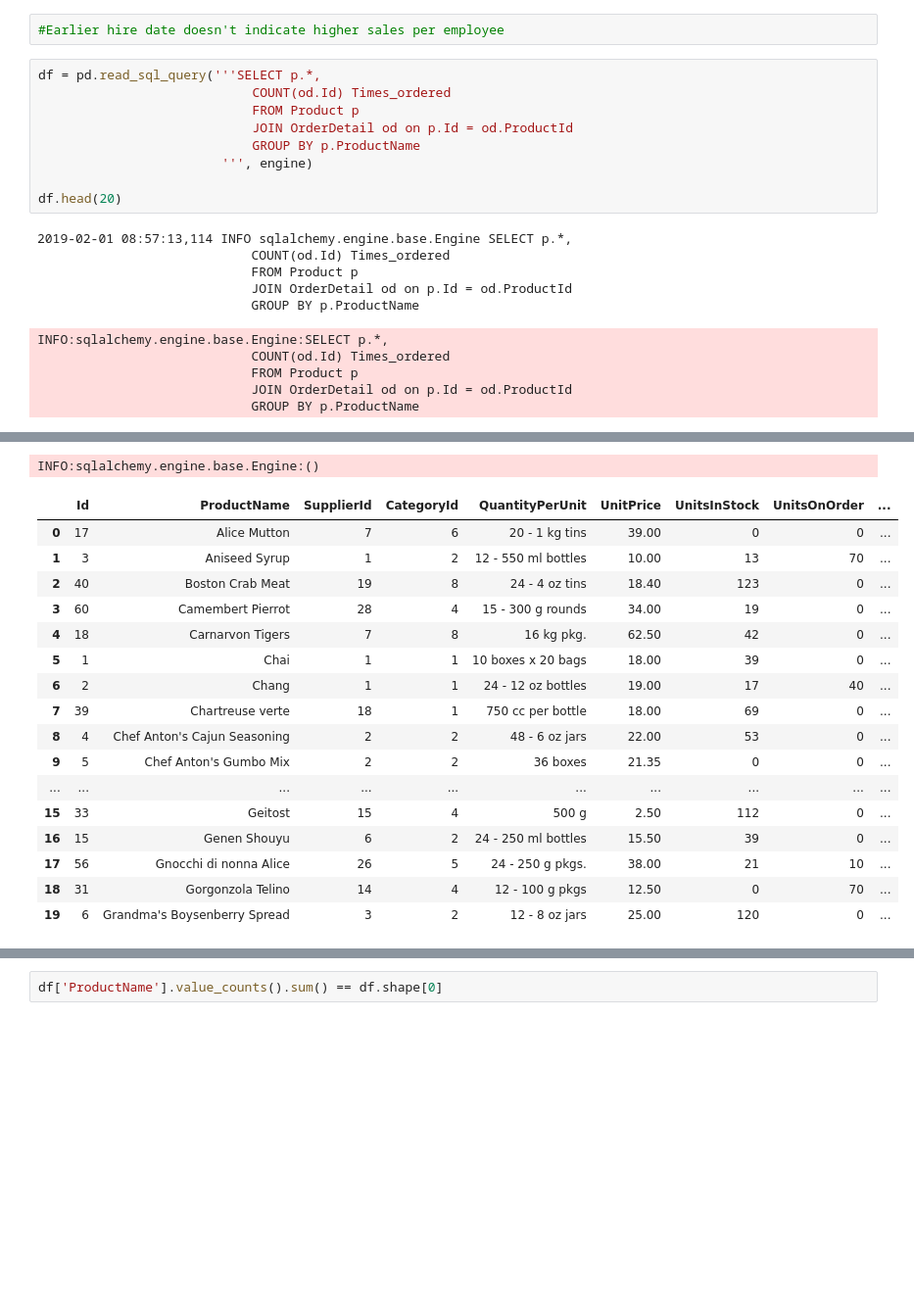
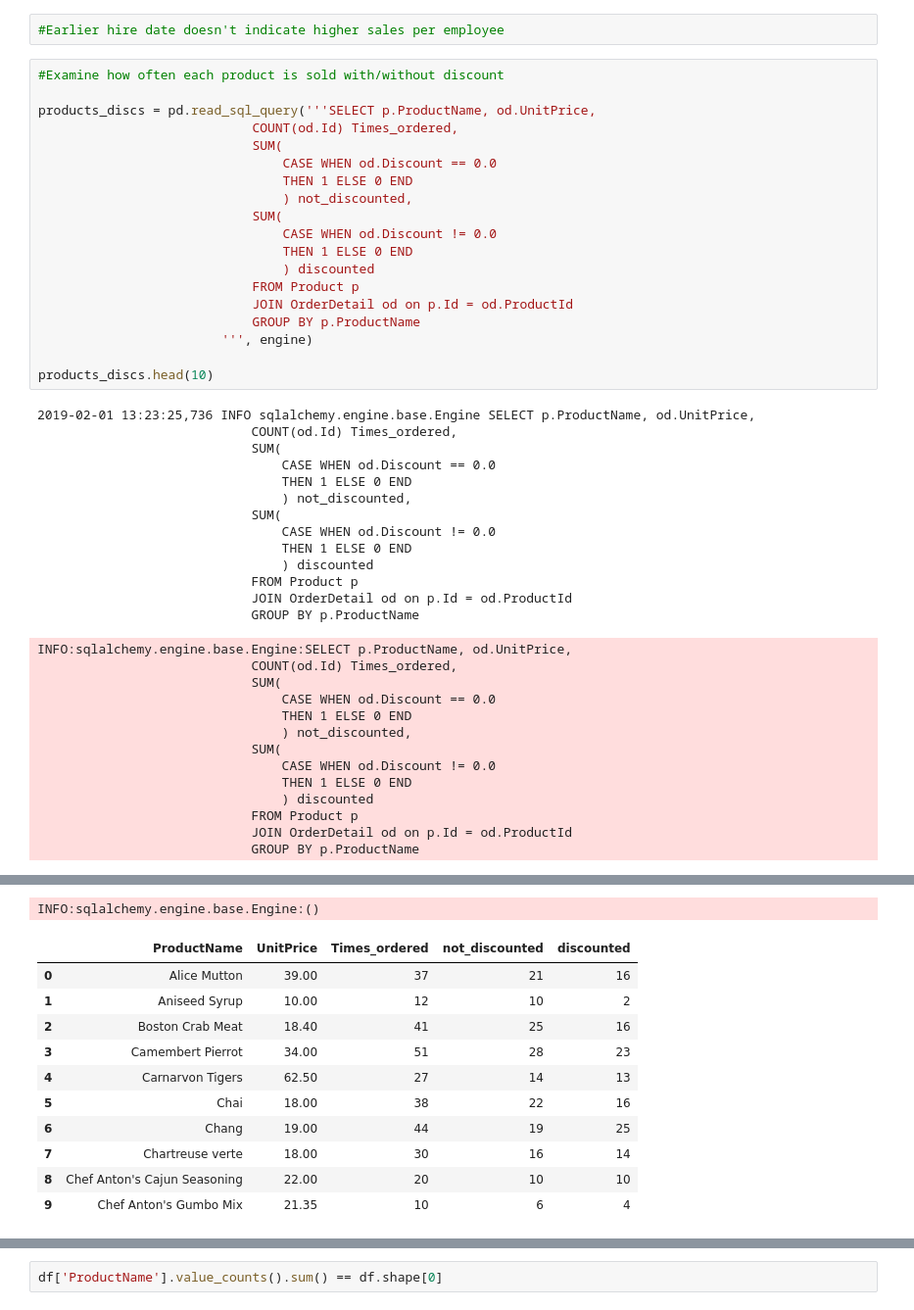
Before and after one commit to ssrosa/dsc-2-final-project-online-ds-pt-100118, a Jupyter notebook: student.ipynb, the cells around one changed output, grey strips where cells are left out. Shown: that part at 98% size. Drawn from its saved outputs; the diff is of its cells as text; blank space fills up the shorter version.

```diff
--- a/student.ipynb
+++ b/student.ipynb
@@ -381,22 +612,48 @@ INFO:sqlalchemy.engine.base.Engine:()
 # %%
 #Earlier hire date doesn't indicate higher sales per employee
 # %%
-df = pd.read_sql_query('''SELECT p.*,
-                            COUNT(od.Id) Times_ordered
+#Examine how often each product is sold with/without discount
+
+products_discs = pd.read_sql_query('''SELECT p.ProductName, od.UnitPrice,
+                            COUNT(od.Id) Times_ordered,
+                            SUM(
+                                CASE WHEN od.Discount == 0.0
+                                THEN 1 ELSE 0 END
+                                ) not_discounted,
+                            SUM(
+                                CASE WHEN od.Discount != 0.0
+                                THEN 1 ELSE 0 END
+                                ) discounted
                             FROM Product p
                             JOIN OrderDetail od on p.Id = od.ProductId
                             GROUP BY p.ProductName
                         ''', engine)
 
-df.head(20)
+products_discs.head(10)
 # %% [output]
-2019-02-01 08:57:13,114 INFO sqlalchemy.engine.base.Engine SELECT p.*,
-                            COUNT(od.Id) Times_ordered
+2019-02-01 13:23:25,736 INFO sqlalchemy.engine.base.Engine SELECT p.ProductName, od.UnitPrice,
+                            COUNT(od.Id) Times_ordered,
+                            SUM(
+                                CASE WHEN od.Discount == 0.0
+                                THEN 1 ELSE 0 END
+                                ) not_discounted,
+                            SUM(
+                                CASE WHEN od.Discount != 0.0
+                                THEN 1 ELSE 0 END
+                                ) discounted
                             FROM Product p
                             JOIN OrderDetail od on p.Id = od.ProductId
                             GROUP BY p.ProductName
-INFO:sqlalchemy.engine.base.Engine:SELECT p.*,
-                            COUNT(od.Id) Times_ordered
+INFO:sqlalchemy.engine.base.Engine:SELECT p.ProductName, od.UnitPrice,
+                            COUNT(od.Id) Times_ordered,
+                            SUM(
+                                CASE WHEN od.Discount == 0.0
+                                THEN 1 ELSE 0 END
+                                ) not_discounted,
+                            SUM(
+                                CASE WHEN od.Discount != 0.0
+                                THEN 1 ELSE 0 END
+                                ) discounted
                             FROM Product p
                             JOIN OrderDetail od on p.Id = od.ProductId
                             GROUP BY p.ProductName
@@ -404,18 +661,12 @@ INFO:sqlalchemy.engine.base.Engine:SELECT p.*,
 INFO:sqlalchemy.engine.base.Engine:()
-|  | Id | ProductName | SupplierId | CategoryId | QuantityPerUnit | UnitPrice | UnitsInStock | UnitsOnOrder | ... |
-| 0 | 17 | Alice Mutton | 7 | 6 | 20 - 1 kg tins | 39.00 | 0 | 0 | ... |
-| 1 | 3 | Aniseed Syrup | 1 | 2 | 12 - 550 ml bottles | 10.00 | 13 | 70 | ... |
-| 2 | 40 | Boston Crab Meat | 19 | 8 | 24 - 4 oz tins | 18.40 | 123 | 0 | ... |
-| 3 | 60 | Camembert Pierrot | 28 | 4 | 15 - 300 g rounds | 34.00 | 19 | 0 | ... |
-| 4 | 18 | Carnarvon Tigers | 7 | 8 | 16 kg pkg. | 62.50 | 42 | 0 | ... |
-| 5 | 1 | Chai | 1 | 1 | 10 boxes x 20 bags | 18.00 | 39 | 0 | ... |
-| 6 | 2 | Chang | 1 | 1 | 24 - 12 oz bottles | 19.00 | 17 | 40 | ... |
-| 7 | 39 | Chartreuse verte | 18 | 1 | 750 cc per bottle | 18.00 | 69 | 0 | ... |
-| 8 | 4 | Chef Anton's Cajun Seasoning | 2 | 2 | 48 - 6 oz jars | 22.00 | 53 | 0 | ... |
-| 9 | 5 | Chef Anton's Gumbo Mix | 2 | 2 | 36 boxes | 21.35 | 0 | 0 | ... |
-| ... | ... | ... | ... | ... | ... | ... | ... | ... | ... |
-| 15 | 33 | Geitost | 15 | 4 | 500 g | 2.50 | 112 | 0 | ... |
-| 16 | 15 | Genen Shouyu | 6 | 2 | 24 - 250 ml bottles | 15.50 | 39 | 0 | ... |
-| 17 | 56 | Gnocchi di nonna Alice | 26 | 5 | 24 - 250 g pkgs. | 38.00 | 21 | 10 | ... |
-| 18 | 31 | Gorgonzola Telino | 14 | 4 | 12 - 100 g pkgs | 12.50 | 0 | 70 | ... |
-| 19 | 6 | Grandma's Boysenberry Spread | 3 | 2 | 12 - 8 oz jars | 25.00 | 120 | 0 | ... |
+|  | ProductName | UnitPrice | Times_ordered | not_discounted | discounted |
+| 0 | Alice Mutton | 39.00 | 37 | 21 | 16 |
+| 1 | Aniseed Syrup | 10.00 | 12 | 10 | 2 |
+| 2 | Boston Crab Meat | 18.40 | 41 | 25 | 16 |
+| 3 | Camembert Pierrot | 34.00 | 51 | 28 | 23 |
+| 4 | Carnarvon Tigers | 62.50 | 27 | 14 | 13 |
+| 5 | Chai | 18.00 | 38 | 22 | 16 |
+| 6 | Chang | 19.00 | 44 | 19 | 25 |
+| 7 | Chartreuse verte | 18.00 | 30 | 16 | 14 |
+| 8 | Chef Anton's Cajun Seasoning | 22.00 | 20 | 10 | 10 |
+| 9 | Chef Anton's Gumbo Mix | 21.35 | 10 | 6 | 4 |
```
Also changed, not shown: parts of 45 cells of this notebook.
